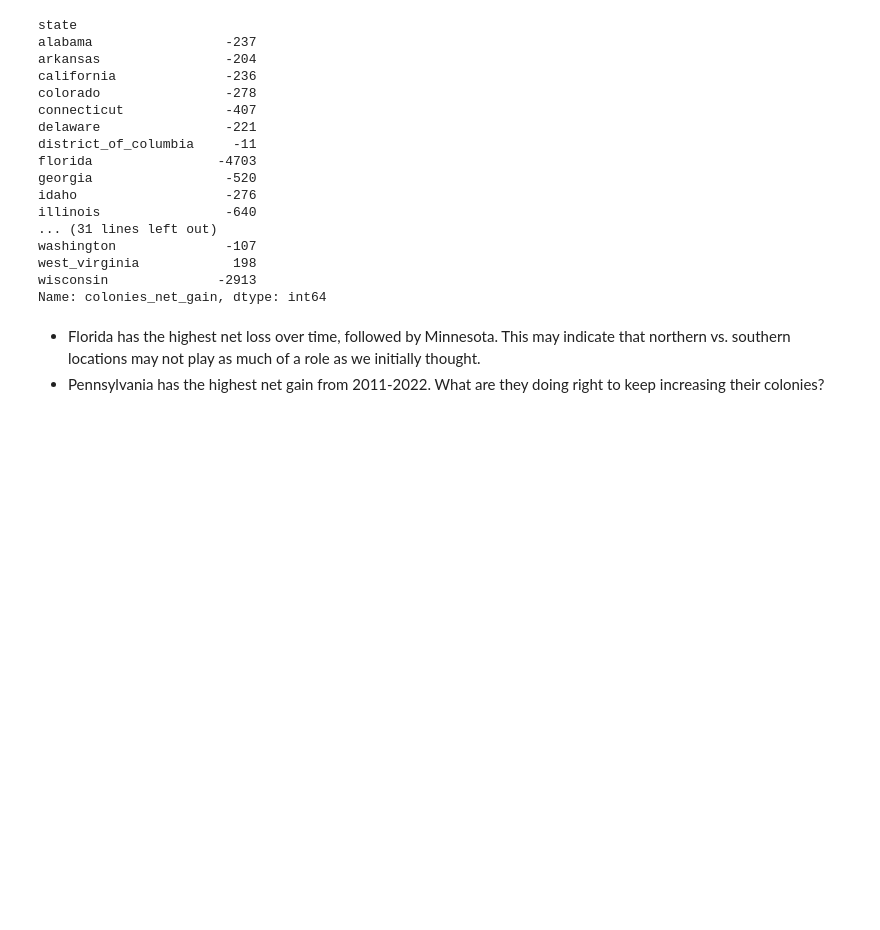
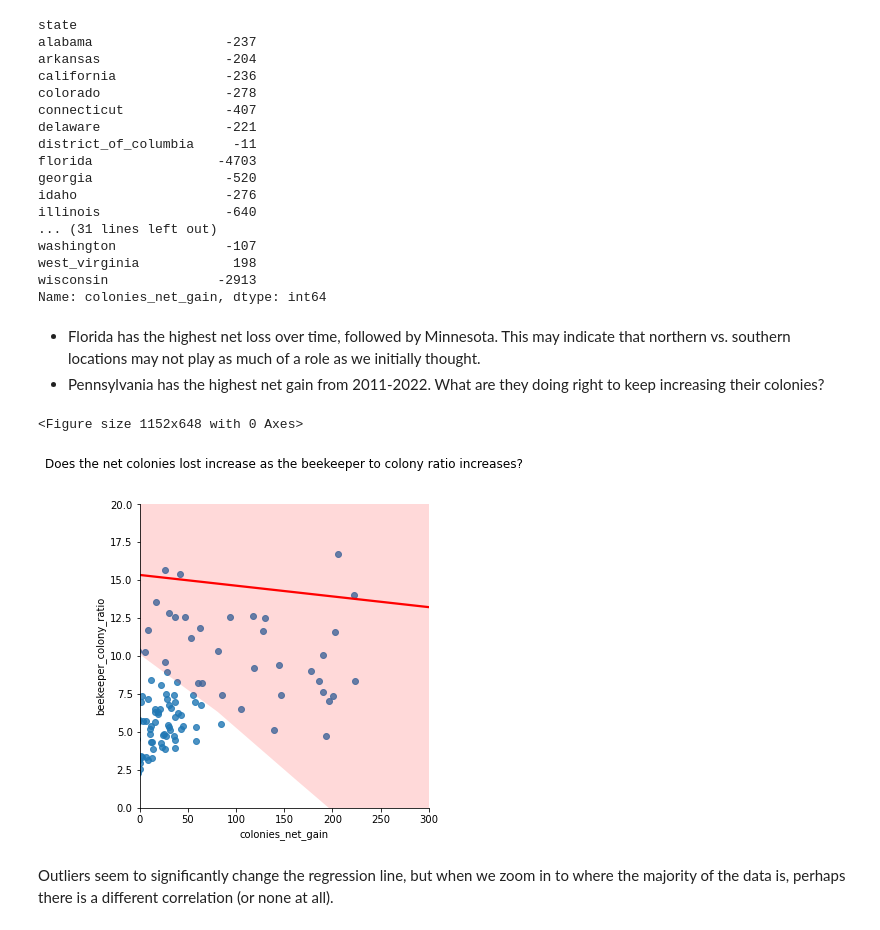
Before and after one commit to Honey-Bee-Roundup-Capstone/dash-repo, a Jupyter notebook: explore2.ipynb, the cells around one changed output. Cells and saved outputs as stored; diff of their text form; code cells hidden in the pictures; blank space fills up the shorter version.

```diff
--- a/explore2.ipynb
+++ b/explore2.ipynb
@@ -131,3 +131,16 @@ Name: colonies_net_gain, dtype: int64
 # %% [markdown]
 - Florida has the highest net loss over time, followed by Minnesota. This may indicate that northern vs. southern locations may not play as much of a role as we initially thought.
 - Pennsylvania has the highest net gain from 2011-2022. What are they doing right to keep increasing their colonies?
+# %%
+# relationship between total_loss and beekeepers with regression line
+plt.figure(figsize=[16,9])
+sns.lmplot(x='colonies_net_gain', y='beekeeper_colony_ratio', data=train, line_kws={'color': 'red'})
+plt.xlim([0,300])
+plt.ylim([0,20])
+plt.title('Does the net colonies lost increase as the beekeeper to colony ratio increases?', y=1.1)
+plt.show()
+# %% [output]
+<Figure size 1152x648 with 0 Axes>
+[figure, added]
+# %% [markdown]
+Outliers seem to significantly change the regression line, but when we zoom in to where the majority of the data is, perhaps there is a different correlation (or none at all).
```
Also changed, not shown: parts of 24 cells of this notebook.
